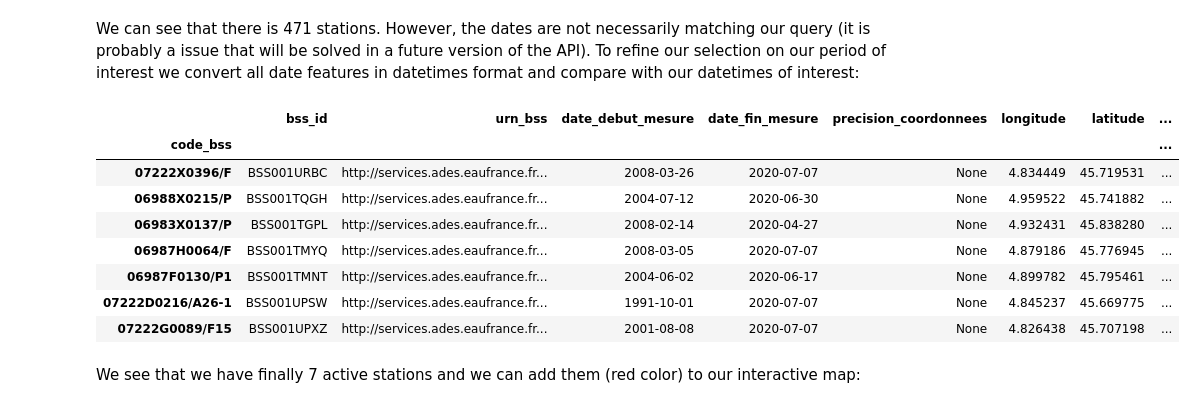
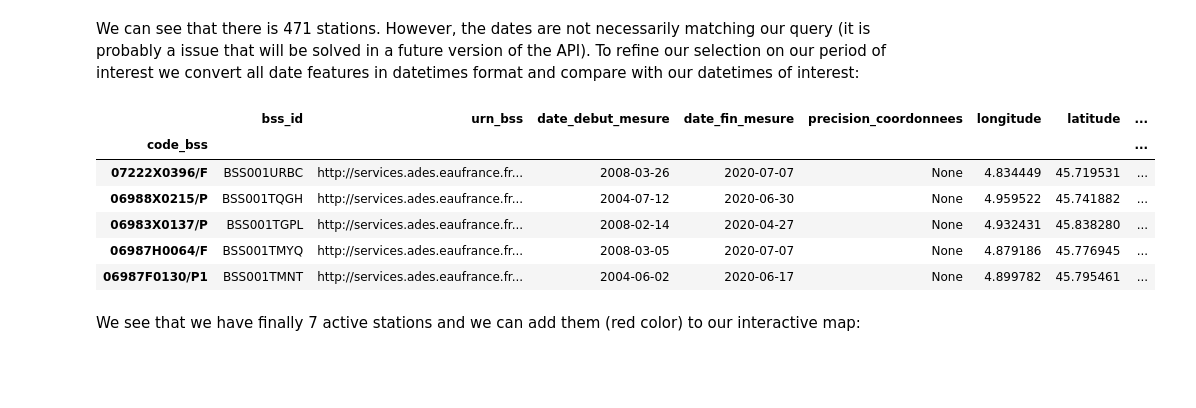
Before and after one commit to guiattard/geoscience-notebooks, a Jupyter notebook: exploring-hydro-geological-data-of-france-with-python/main-file.ipynb, the cells around one changed output. Saved outputs shown, nothing was run; the diff lists cells and outputs as text; code cells hidden in the pictures; blank space fills up the shorter version.

```diff
--- a/exploring-hydro-geological-data-of-france-with-python/main-file.ipynb
+++ b/exploring-hydro-geological-data-of-france-with-python/main-file.ipynb
@@ -993,27 +940,25 @@ We can see that there is 471 stations. However, the dates are not necessarily ma
 # %%
 from datetime import datetime
 
 q_stations['date_debut_mesure'] = pd.to_datetime(q_stations['date_debut_mesure'], format =  "%Y-%m-%d")
 q_stations['date_fin_mesure'] = pd.to_datetime(q_stations['date_fin_mesure'], format =  "%Y-%m-%d")
 
 datetime_i = datetime.strptime(mydate_i, "%Y-%m-%d")
 datetime_f = datetime.strptime(mydate_f, "%Y-%m-%d")
 
 q_stations = q_stations.loc[(q_stations['date_debut_mesure'] <= datetime_i) &
                             (q_stations['date_fin_mesure'] >= datetime_f)]
 
 q_stations = q_stations.set_index("code_bss")
-q_stations
+q_stations .head()
 # %% [output]
 |  | bss_id | urn_bss | date_debut_mesure | date_fin_mesure | precision_coordonnees | longitude | latitude | ... |
 | code_bss |  |  |  |  |  |  |  | ... |
 | 07222X0396/F | BSS001URBC | http://services.ades.eaufrance.fr... | 2008-03-26 | 2020-07-07 | None | 4.834449 | 45.719531 | ... |
 | 06988X0215/P | BSS001TQGH | http://services.ades.eaufrance.fr... | 2004-07-12 | 2020-06-30 | None | 4.959522 | 45.741882 | ... |
 | 06983X0137/P | BSS001TGPL | http://services.ades.eaufrance.fr... | 2008-02-14 | 2020-04-27 | None | 4.932431 | 45.838280 | ... |
 | 06987H0064/F | BSS001TMYQ | http://services.ades.eaufrance.fr... | 2008-03-05 | 2020-07-07 | None | 4.879186 | 45.776945 | ... |
 | 06987F0130/P1 | BSS001TMNT | http://services.ades.eaufrance.fr... | 2004-06-02 | 2020-06-17 | None | 4.899782 | 45.795461 | ... |
-| 07222D0216/A26-1 | BSS001UPSW | http://services.ades.eaufrance.fr... | 1991-10-01 | 2020-07-07 | None | 4.845237 | 45.669775 | ... |
-| 07222G0089/F15 | BSS001UPXZ | http://services.ades.eaufrance.fr... | 2001-08-08 | 2020-07-07 | None | 4.826438 | 45.707198 | ... |
 # %% [markdown]
 We see that we have finally 7 active stations and we can add them (red color) to our interactive map:
 # %%
```
Also changed, not shown: parts of 4 cells of this notebook.
